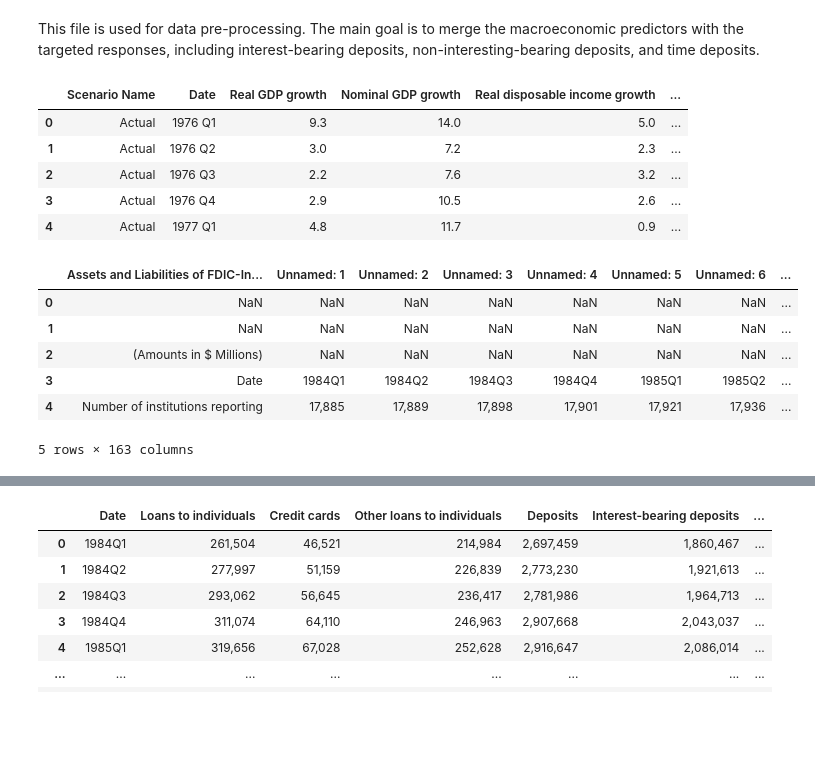
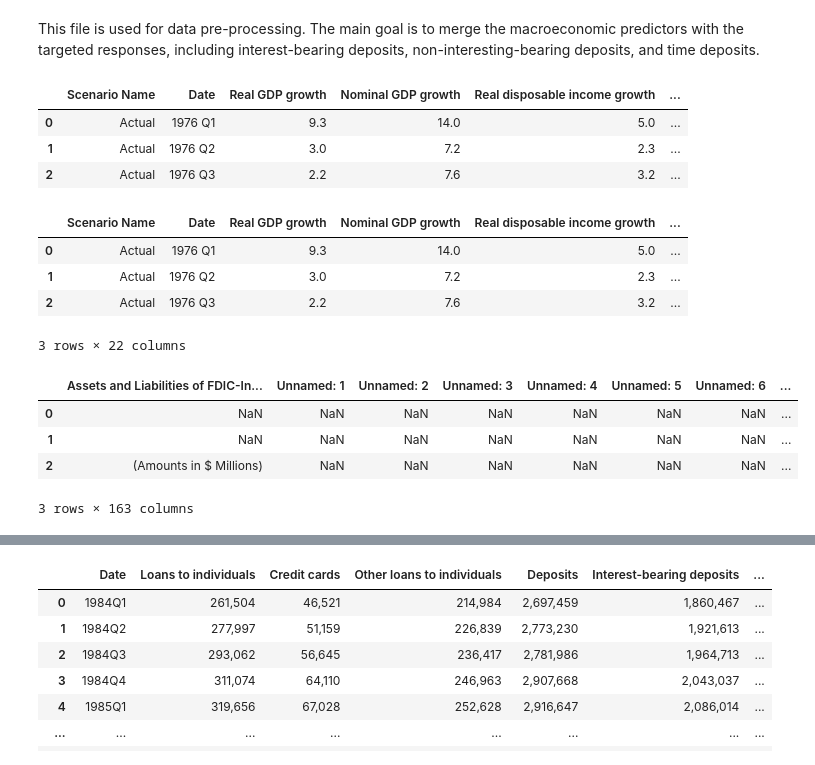
Before and after one commit to chinglung880218/Forecasting-Deposit-via-SARIMAX, a Jupyter notebook: data_processing.ipynb, the cells around one changed output, grey strips where cells are left out. Cells and saved outputs as stored; diff of their text form; code cells hidden in the pictures; blank space fills up the shorter version.

Commit message:
Convert GDP growth to GDP

```diff
--- a/data_processing.ipynb
+++ b/data_processing.ipynb
@@ -15,28 +15,56 @@ import matplotlib.pyplot as plt
 import seaborn as sns
 # %%
 # Import the CSV file
-dp = pd.read_csv("/home/jovyan/work/deposit-prediction/raw_data/predictors.csv")
-dr = pd.read_csv("/home/jovyan/work/deposit-prediction/raw_data/responses.csv")
+dp = pd.read_csv("/Users/ching-lung/deposit-prediction/raw_data/predictors.csv")
+dr = pd.read_csv("/Users/ching-lung/deposit-prediction/raw_data/responses.csv")
 
 # Display the first few rows
-dp.head(5)
+dp.head(3)
 # %% [output]
 |  | Scenario Name | Date | Real GDP growth | Nominal GDP growth | Real disposable income growth | ... |
 | 0 | Actual | 1976 Q1 | 9.3 | 14.0 | 5.0 | ... |
 | 1 | Actual | 1976 Q2 | 3.0 | 7.2 | 2.3 | ... |
 | 2 | Actual | 1976 Q3 | 2.2 | 7.6 | 3.2 | ... |
-| 3 | Actual | 1976 Q4 | 2.9 | 10.5 | 2.6 | ... |
-| 4 | Actual | 1977 Q1 | 4.8 | 11.7 | 0.9 | ... |
+# %%
+# Initial economic values (in absolute numbers from 1976 Q1 data)
+initial_gdp = {
+    'Nominal GDP': 1688.6,  # $1,688.6 billions
+    'Real GDP': 1676.0,     # $1,676.0 billions
+    'Nominal disposable income': 1366.3,  # $1,366.3 billions
+    'Real disposable income': 1358.0      # $1,358.0 billions
+}
+
+# Add initial GDP (and income) for each category with float64 type
+gdp_columns = []
+for category, initial_value in initial_gdp.items():
+    gdp_column = f'{category} value'
+    gdp_columns.append(gdp_column)
+    dp[gdp_column] = pd.Series(dtype='float64')  # Ensure the column is float64
+    dp.loc[0, gdp_column] = round(initial_value, 2)  # Set initial value for the first year
+
+# Compute values iteratively for all categories
+for category in initial_gdp.keys():
+    gdp_column = f'{category} value'
+    growth_column = f'{category} growth'
+    for i in range(1, len(dp)):
+        dp.loc[i, gdp_column] = round(dp.loc[i - 1, gdp_column] * (1 + dp.loc[i, growth_column] / 100), 2)
+
+# Display the final DataFrame
+dp.head(3)
+# %% [output]
+|  | Scenario Name | Date | Real GDP growth | Nominal GDP growth | Real disposable income growth | ... |
+| 0 | Actual | 1976 Q1 | 9.3 | 14.0 | 5.0 | ... |
+| 1 | Actual | 1976 Q2 | 3.0 | 7.2 | 2.3 | ... |
+| 2 | Actual | 1976 Q3 | 2.2 | 7.6 | 3.2 | ... |
+3 rows × 22 columns
 # %%
-dr.head(5)
+dr.head(3)
 # %% [output]
 |  | Assets and Liabilities of FDIC-In... | Unnamed: 1 | Unnamed: 2 | Unnamed: 3 | Unnamed: 4 | Unnamed: 5 | Unnamed: 6 | ... |
 | 0 | NaN | NaN | NaN | NaN | NaN | NaN | NaN | ... |
 | 1 | NaN | NaN | NaN | NaN | NaN | NaN | NaN | ... |
 | 2 | (Amounts in $ Millions) | NaN | NaN | NaN | NaN | NaN | NaN | ... |
-| 3 | Date | 1984Q1 | 1984Q2 | 1984Q3 | 1984Q4 | 1985Q1 | 1985Q2 | ... |
-| 4 | Number of institutions reporting | 17,885 | 17,889 | 17,898 | 17,901 | 17,921 | 17,936 | ... |
-5 rows × 163 columns
+3 rows × 163 columns
 # %%
 dp['Date'] = dp['Date'].str.replace(' ', '')
 # %%
```
Also changed, not shown: parts of 7 cells of this notebook, 1 other file.
